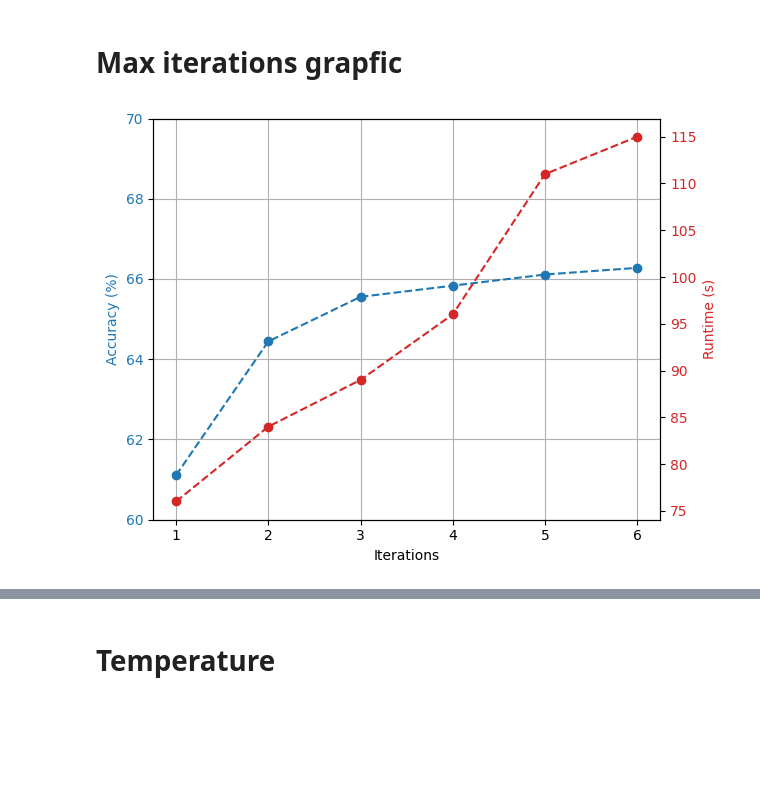
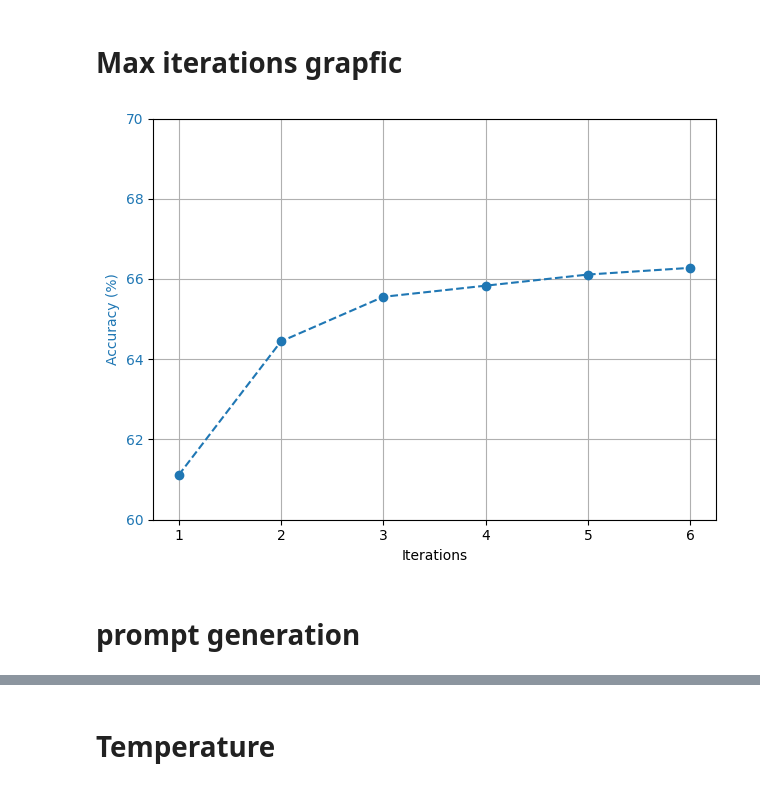
Before and after one commit to hpi-sam/expedite-databricks-connect, a Jupyter notebook: report/grafics.ipynb, the cells around one changed output, grey strips where cells are left out. Cells and saved outputs as stored; diff of their text form; code cells hidden in the pictures; blank space fills up the shorter version.

```diff
--- a/report/grafics.ipynb
+++ b/report/grafics.ipynb
@@ -7,24 +8,28 @@ import pandas as pd
 df = pd.DataFrame(pd.read_csv('max_iter.csv'))
 # %%
 df['Percentage of Correct Migrations'] = df['Percentage of Correct Migrations'].str.replace(',', '.').astype(float) * 100
+
+import matplotlib.pyplot as plt
 
 fig, ax1 = plt.subplots()
 
 color = 'tab:blue'
 ax1.set_xlabel('Iterations')
 ax1.set_ylabel('Accuracy (%)', color=color)
 ax1.plot(df['Max Number of Iterations'], df['Percentage of Correct Migrations'], color=color, linestyle='--', marker='o')
 ax1.tick_params(axis='y', labelcolor=color)
 ax1.set_ylim(60, 70)
 
-ax2 = ax1.twinx()
-color = 'tab:red'
-ax2.set_ylabel('Runtime (s)', color=color)
-ax2.plot(df['Max Number of Iterations'], df['Runtime'], color=color, linestyle='--', marker='o')
-ax2.tick_params(axis='y', labelcolor=color)
+# ax2 = ax1.twinx()
+# color = 'tab:red'
+# ax2.set_ylabel('Runtime (s)', color=color)
+# ax2.plot(df['Max Number of Iterations'], df['Runtime'], color=color, linestyle='--', marker='o')
+# ax2.tick_params(axis='y', labelcolor=color)
 
 fig.tight_layout()
 ax1.grid(True)
 plt.show()
 # %% [output]
-[figure, old version]
+[figure, new version]
+# %% [markdown]
+# prompt generation
```
Also changed, not shown: parts of 9 cells of this notebook, 2 other files.
